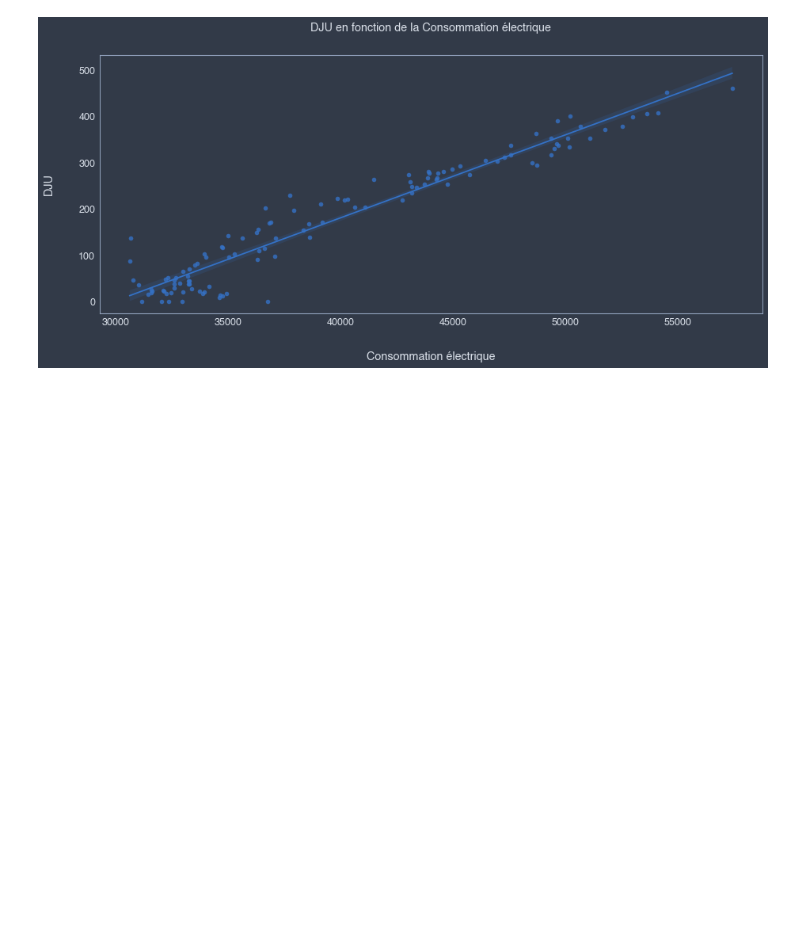
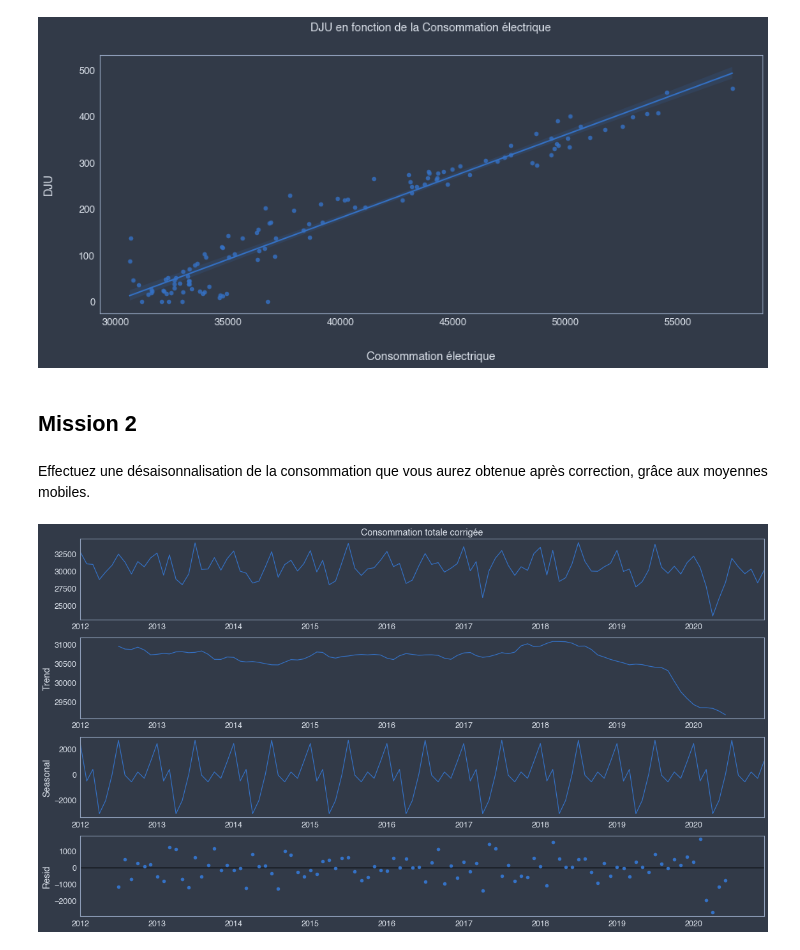
Before and after one commit to Gladouu/P9, a Jupyter notebook: P9_01_code.ipynb, the cells around one changed output. Drawn from its saved outputs; the diff is of its cells as text; code cells hidden in the pictures; blank space fills up the shorter version.

Commit message:
désaisonnalisation faite - début M3

```diff
--- a/P9_01_code.ipynb
+++ b/P9_01_code.ipynb
@@ -205,14 +211,14 @@ df = df.merge(dju, on='Mois', how='left')
 # %%
 #set explanatory and dependent variables
 DJU = df['DJU']
-Consommation_totale = df['Consommation totale']
+consommation_totale = df['Consommation totale']
 
 #linear regression
-lr = smf.ols('Consommation_totale ~ DJU', data=df).fit()
+lr = smf.ols('consommation_totale ~ DJU', data=df).fit()
 print(lr.summary())
 
 #clean
-del DJU, Consommation_totale
+del DJU, consommation_totale
 # %% [output]
                              OLS Regression Results
 ===============================================================================
@@ -301,3 +307,22 @@ plt.title("DJU en fonction de la Consommation électrique", pad=30)
 plt.show()
 # %% [output]
 [figure]
+# %% [markdown]
+## Mission 2
+# %% [markdown]
+Effectuez une désaisonnalisation de la consommation que vous aurez obtenue après correction, grâce aux moyennes mobiles.
+# %%
+elec = df[['Mois', 'Consommation totale corrigée']].set_index('Mois')
+elec = pd.Series(elec['Consommation totale corrigée'])
+elec = elec.iloc[:108]
+# %%
+decomp = seasonal_decompose(elec, model='additif')
+
+#dataviz
+fig = decomp.plot()
+fig.set_size_inches((16, 9))
+fig.tight_layout()
+
+plt.show()
+# %% [output]
+[figure, added]
```
Also changed, not shown: parts of 13 cells of this notebook.
